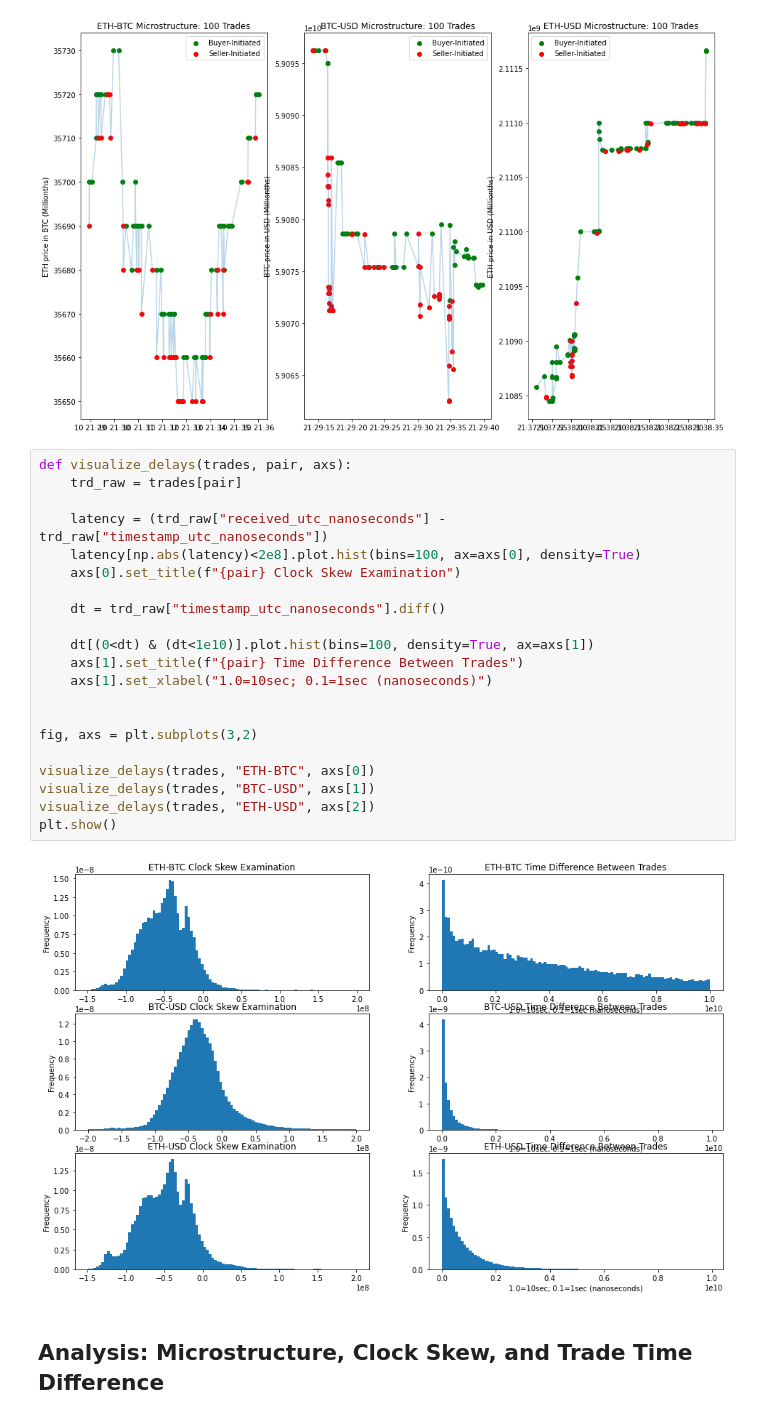
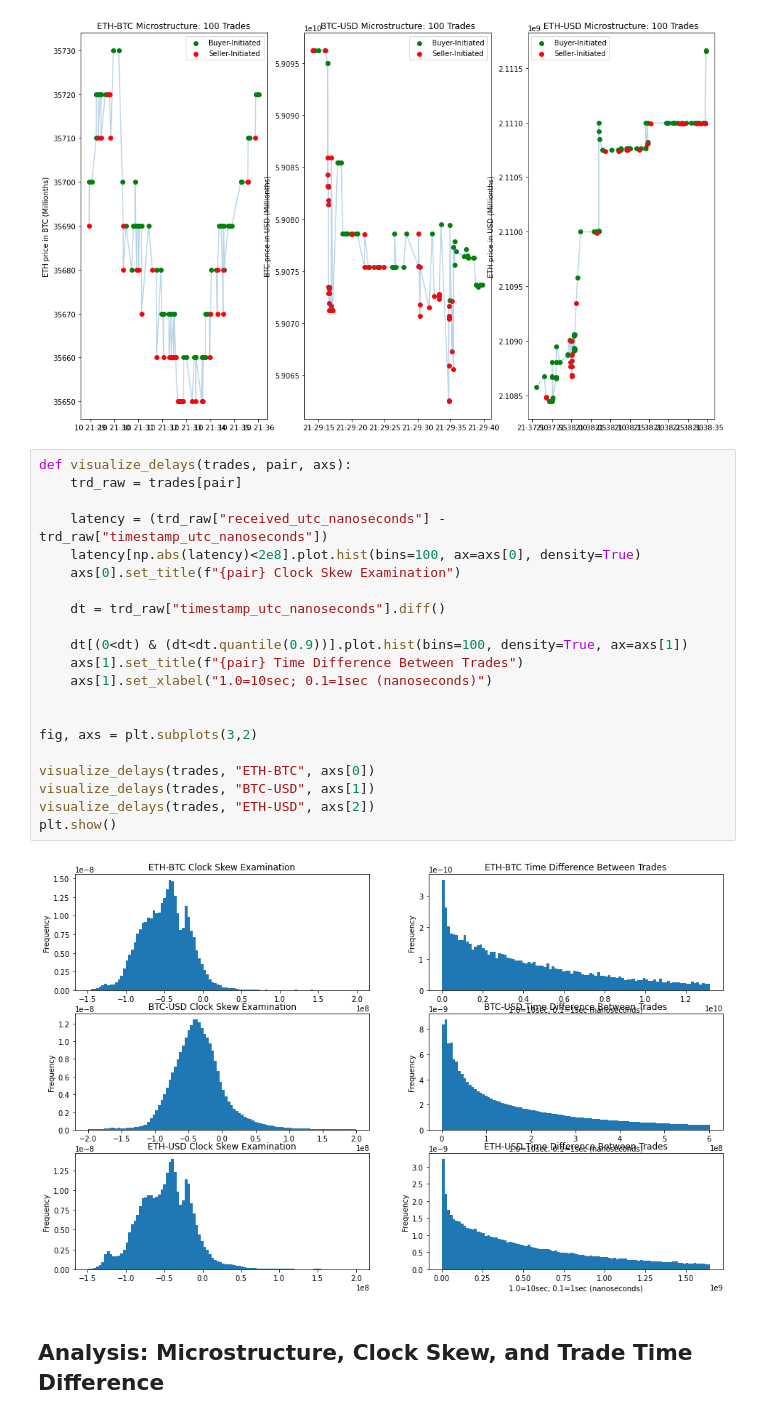
Before and after one commit to philipwlee/regquant, a Jupyter notebook: hw4_flow/hw4_flow_philip_lee_12129240.ipynb, the cells around one changed output. Drawn from its saved outputs; the diff is of its cells as text.

```diff
--- a/hw4_flow/hw4_flow_philip_lee_12129240.ipynb
+++ b/hw4_flow/hw4_flow_philip_lee_12129240.ipynb
@@ -90,26 +92,26 @@ plt.show()
 # %%
 def visualize_delays(trades, pair, axs):
     trd_raw = trades[pair]
 
     latency = (trd_raw["received_utc_nanoseconds"] - trd_raw["timestamp_utc_nanoseconds"])
     latency[np.abs(latency)<2e8].plot.hist(bins=100, ax=axs[0], density=True)
     axs[0].set_title(f"{pair} Clock Skew Examination")
 
     dt = trd_raw["timestamp_utc_nanoseconds"].diff()
 
-    dt[(0<dt) & (dt<1e10)].plot.hist(bins=100, density=True, ax=axs[1])
+    dt[(0<dt) & (dt<dt.quantile(0.9))].plot.hist(bins=100, density=True, ax=axs[1])
     axs[1].set_title(f"{pair} Time Difference Between Trades")
     axs[1].set_xlabel("1.0=10sec; 0.1=1sec (nanoseconds)")
 
 
 fig, axs = plt.subplots(3,2)
 
 visualize_delays(trades, "ETH-BTC", axs[0])
 visualize_delays(trades, "BTC-USD", axs[1])
 visualize_delays(trades, "ETH-USD", axs[2])
 plt.show()
 # %% [output]
-[figure, old version]
+[figure, new version]
 # %% [markdown]
 ## Analysis: Microstructure, Clock Skew, and Trade Time Difference
 # %% [markdown]
```
Also changed, not shown: parts of 21 cells of this notebook.
